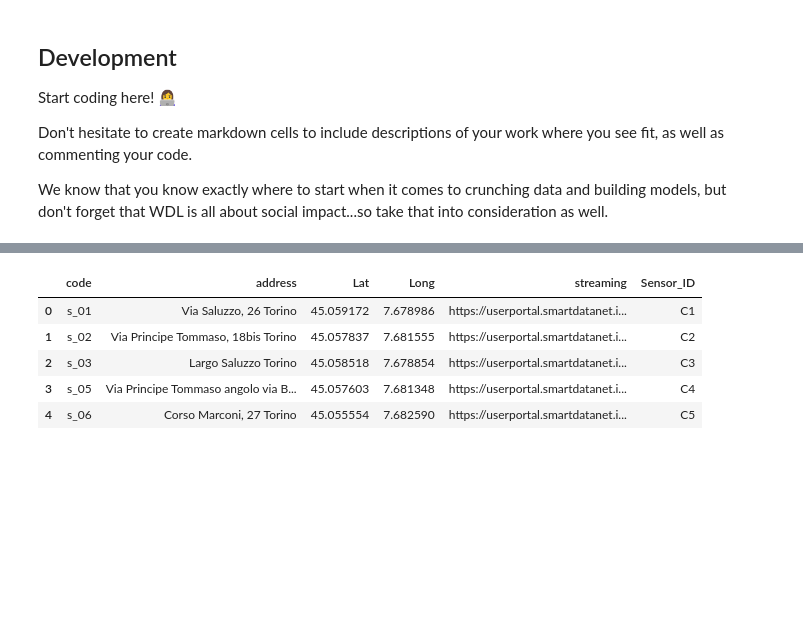
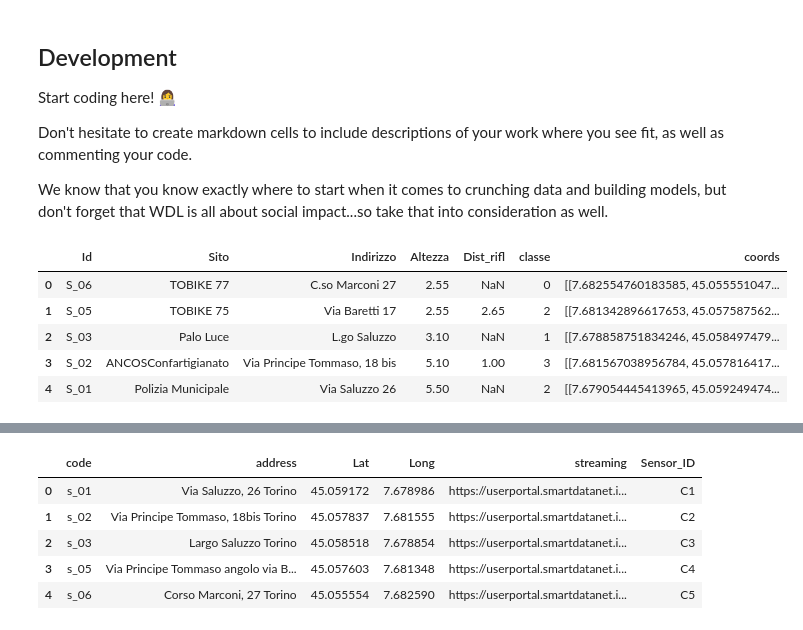
Before and after one commit to TiagoFilipeSousaGoncalves/wdl-tech-moguls, a Jupyter notebook: finals/Deliverable.ipynb, the cells around one changed output, grey strips where cells are left out. Saved outputs shown, nothing was run; the diff lists cells and outputs as text; code cells hidden in the pictures; blank space fills up the shorter version.

```diff
--- a/finals/Deliverable.ipynb
+++ b/finals/Deliverable.ipynb
@@ -28,6 +28,9 @@ Don't hesitate to create markdown cells to include descriptions of your work whe
 
 We know that you know exactly where to start when it comes to crunching data and building models, but don't forget that WDL is all about social impact...so take that into consideration as well.
 # %%
+import shapefile
+import pandas as pd
+
 def read_shapefile(shp_path):
     """
     Read a shapefile into a Pandas dataframe with a 'coords' column holding
@@ -44,4 +47,4 @@ def read_shapefile(shp_path):
     df = pd.DataFrame(columns=fields, data=records)
     df = df.assign(coords=shps)
 
-    return df
+    return df, sf
@@ -51,0 +51,11 @@ tmp = read_shapefile('data/census_data/Torino_ACE81_3003.shp')
+# %%
+tmp, shps  = read_shapefile('data/noise_sensor_GIS/Rilievi openoise.shp')
+# %%
+tmp
+# %% [output]
+|  | Id | Sito | Indirizzo | Altezza | Dist_rifl | classe | coords |
+| 0 | S_06 | TOBIKE 77 | C.so Marconi 27 | 2.55 | NaN | 0 | [[7.682554760183585, 45.055551047... |
+| 1 | S_05 | TOBIKE 75 | Via Baretti 17 | 2.55 | 2.65 | 2 | [[7.681342896617653, 45.057587562... |
+| 2 | S_03 | Palo Luce | L.go Saluzzo | 3.10 | NaN | 1 | [[7.678858751834246, 45.058497479... |
+| 3 | S_02 | ANCOSConfartigianato | Via Principe Tommaso, 18 bis | 5.10 | 1.00 | 3 | [[7.681567038956784, 45.057816417... |
+| 4 | S_01 | Polizia Municipale | Via Saluzzo 26 | 5.50 | NaN | 2 | [[7.679054445413965, 45.059249474... |
```
Also changed, not shown: parts of 33 cells of this notebook.
